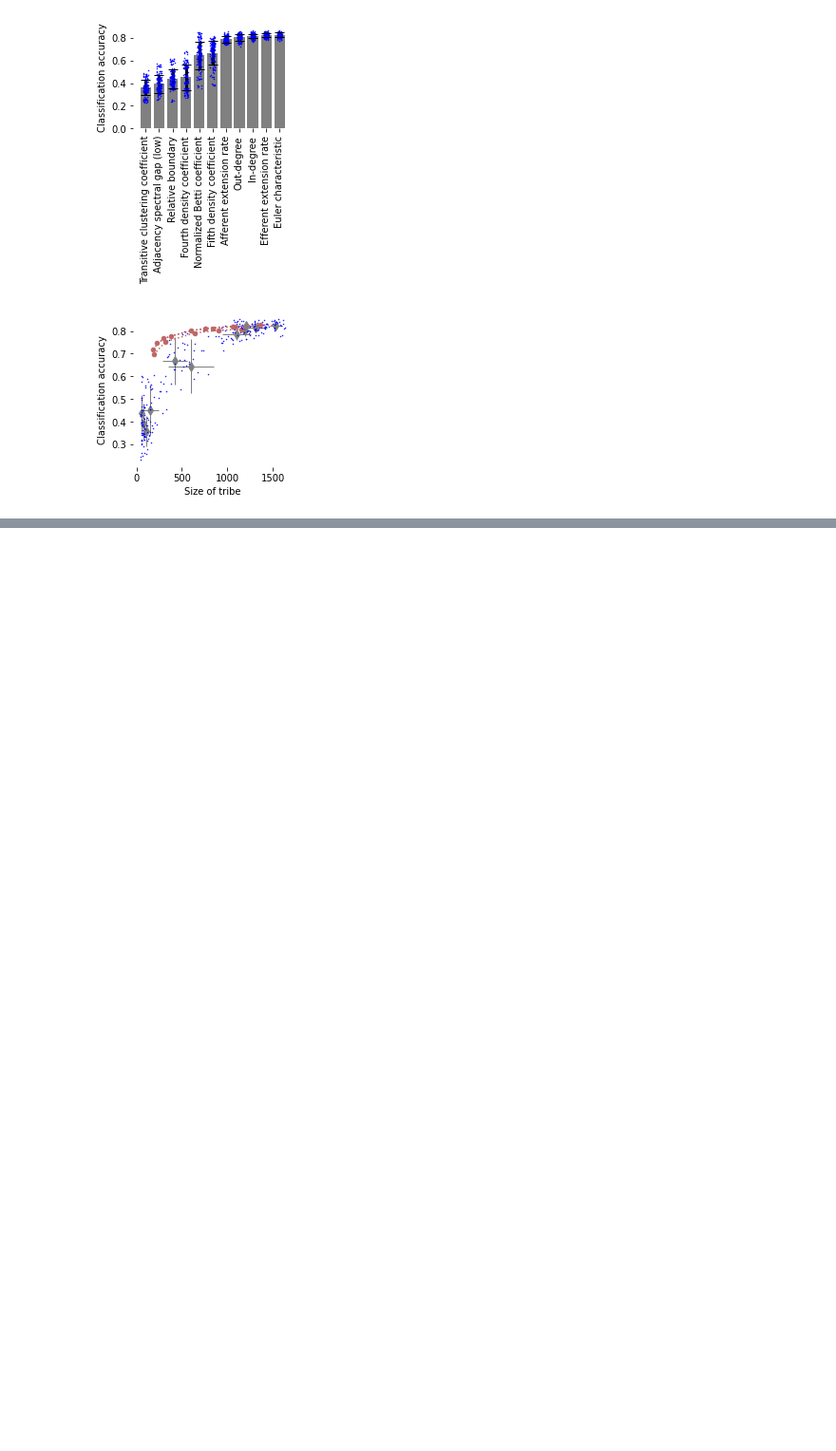
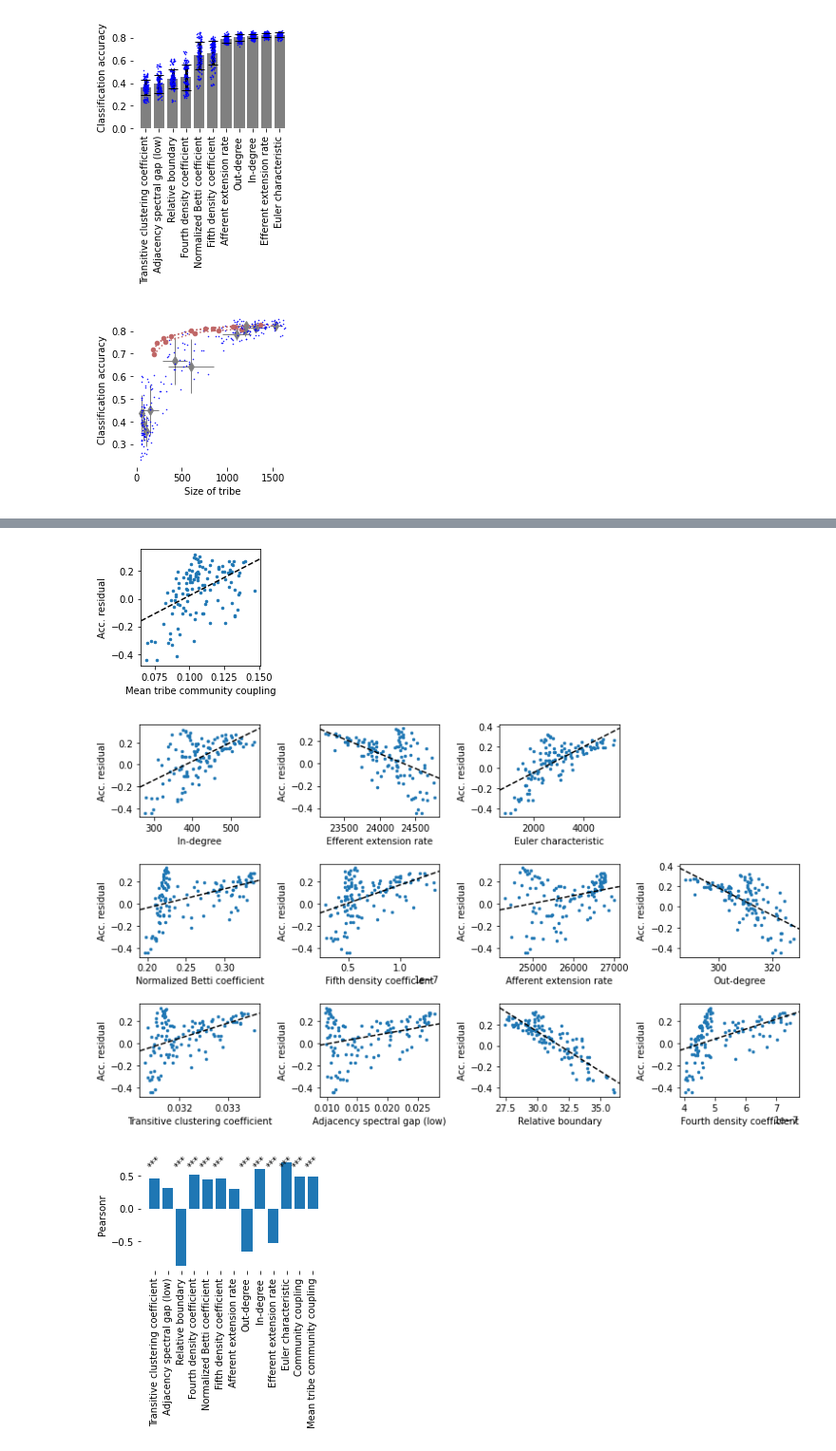
Before and after one commit to BlueBrain/topological_sampling, a Jupyter notebook: notebooks/Figures 4, 5 - B, C, D, 6 - B, C, S3, S4, S5.ipynb, the cells around one changed output, grey strips where cells are left out. Shown at 95% size. Drawn from its saved outputs; the diff is of its cells as text; code cells hidden in the pictures; blank space fills up the shorter version.

```diff
--- a/notebooks/Figures 4, 5 - B, C, D, 6 - B, C, S3, S4, S5.ipynb
+++ b/notebooks/Figures 4, 5 - B, C, D, 6 - B, C, S3, S4, S5.ipynb
@@ -441,0 +425,75 @@ F.save(fig, fn="Panel-E")
+# %%
+fig = plt.figure(figsize=(2.25, 2.25))
+ax = fig.gca()
+
+"""
+Figure panel: Mean coupling coeff. in volumetric samples against their accuracy residual
+"""
+col = "Mean tribe community coupling"
+residual_result = residual_data_vol[col]
+model = residual_result["model"]
+col_san = sanitize_param_name(col)
+
+ax.plot(dframe_vol_coupl[col_san],
+        dframe_vol_coupl["Accuracy_residual"], **fig_6d_plot_params)
+
+xx = ax.get_xlim(); ax.set_xlim(xx)
+ax.plot(xx, model.params["Intercept"] + model.params[col_san] * numpy.array(xx), **fig_6d_fit_params)
+ax.set_xlabel(col)
+ax.set_ylabel("Acc. residual")
+
+F6.save(fig, fn="Panel-D")
+
+"""
+Figure panel: Synthetic values of topological parameters of vol. samples vs accuracy residuals
+"""
+fig = plt.figure(figsize=(12, 7))
+
+N = len(spec_parameters)
+X = 4
+i = 0
+for col in spec_parameters:
+    residual_result = residual_data_vol[col]
+    model = residual_result["model"]
+    col_san = sanitize_param_name(col)
+
+    pos_x = numpy.mod(i, X); pos_y = numpy.floor(i / X)
+    i += 1
+
+    ax = fig.add_axes([0.05 + pos_x * 0.225, 0.05 + pos_y * 0.3, 0.15, 0.2])
+    ax.plot(dframe_vol_coupl[col_san],
+            dframe_vol_coupl["Accuracy_residual"], **fig_6d_plot_params)
+
+    xx = ax.get_xlim(); ax.set_xlim(xx)
+    ax.plot(xx, model.params["Intercept"] + model.params[col_san] * numpy.array(xx), **fig_6d_fit_params)
+    ax.set_xlabel(col)
+    ax.set_ylabel("Acc. residual")
+
+S.save(fig, fn="Panel-figS5")
+
+"""
+Figure panel: pearsonr values of the fits for the various parameters
+"""
+plot_labels = residual_data_vol.keys()
+plot_r = [residual_data_vol[k]["corr"][0] for k in plot_labels]
+adjusted_threshs = numpy.array([1E-3, 1E-4, 1E-5]) / len(residual_data_tribes)
+plot_is_sig = [numpy.sum(residual_data_vol[k]["corr"][1] < adjusted_threshs)
+               for k in plot_labels]
+
+fig = plt.figure(figsize=(3.5, 2.2));
+ax = fig.gca()
+ax.bar(numpy.arange(len(plot_labels)),
+       plot_r, **fig_5d_bar_params)
+for i, is_sig in enumerate(plot_is_sig):
+    if is_sig > 0:
+        ax.text(i, 0.6, "*" * is_sig, color="black", horizontalalignment="center", rotation=45)
+ax.set_xticks(range(len(plot_labels)))
+_ = ax.set_xticklabels(plot_labels, rotation='vertical')
+ax.set_ylabel("Pearsonr")
+plt.box(False)
+
+F5.save(fig, fn="Panel-D")
+# %% [output]
+[figure, added]
+[figure, added]
+[figure, added]
```
Also changed, not shown: parts of 10 cells of this notebook, 2 other files.
